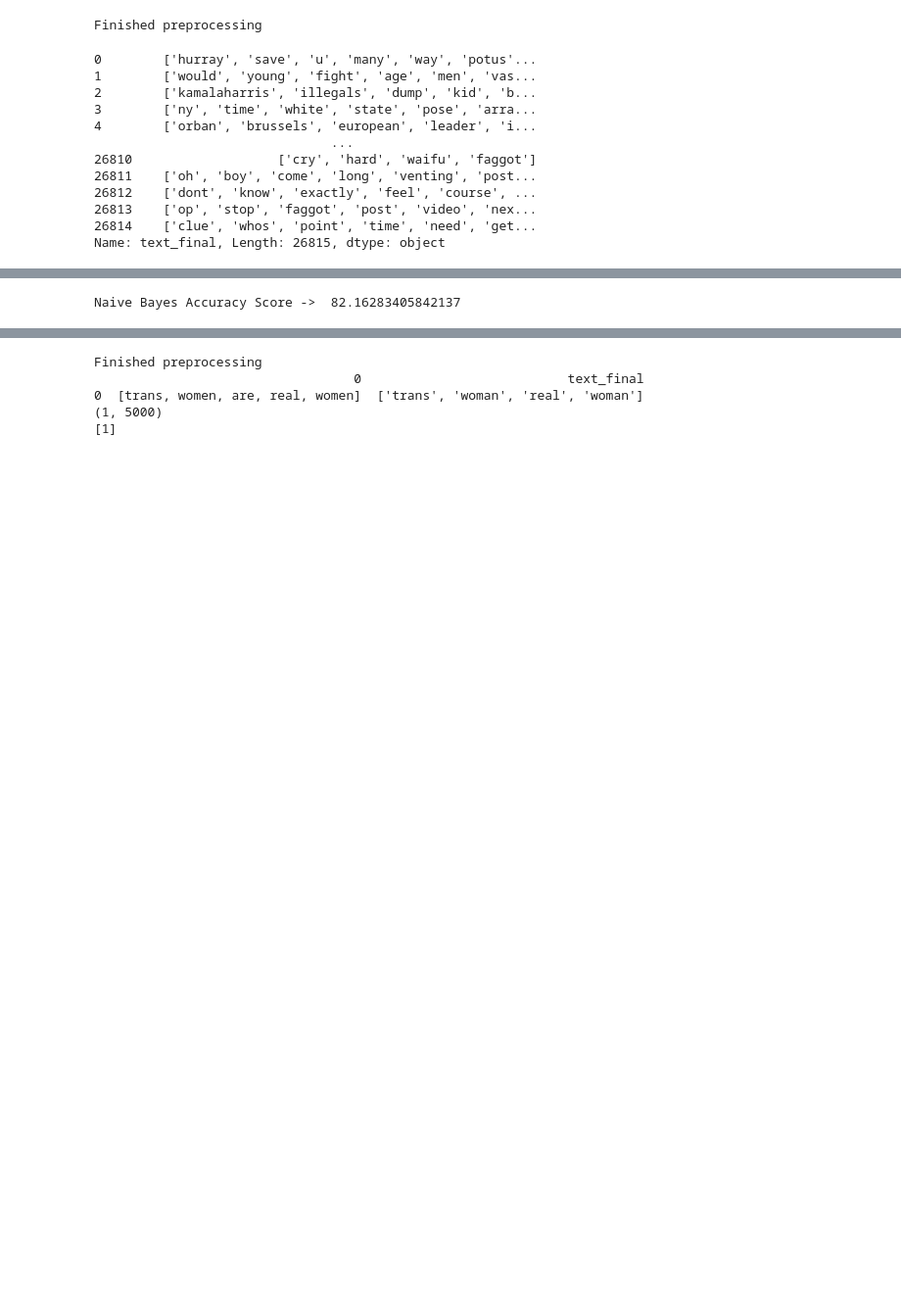
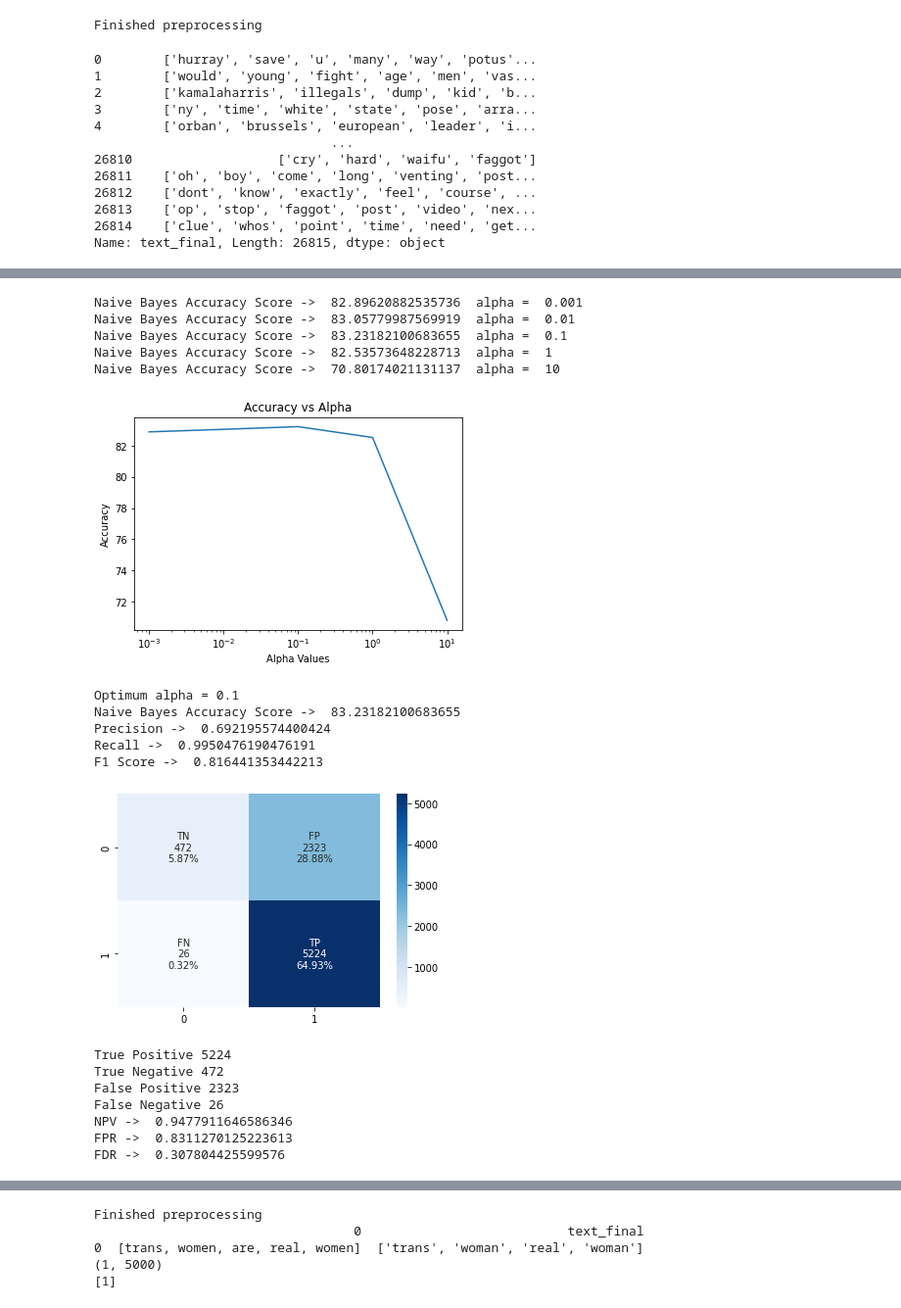
Before and after one commit to Z4R1Z/Hate-Speech-Detection-CS464, a Jupyter notebook: ML.ipynb, the cells around one changed output, grey strips where cells are left out. Shown at 98% size. Drawn from its saved outputs; the diff is of its cells as text; code cells hidden in the pictures; blank space fills up the shorter version.

Commit message:
MultinomialNB

```diff
--- a/ML.ipynb
+++ b/ML.ipynb
@@ -46,9 +49,9 @@ True
 # %%
 import pickle
 hate_data, hate_labels = [], []
-with open("hate_dataset", "rb") as fp:
+with open("dataset/hate_dataset", "rb") as fp:
     hate_data= pickle.load(fp)
-with open("hate_labels", "rb") as fp:
+with open("dataset/hate_labels", "rb") as fp:
     hate_labels= pickle.load(fp)
 
 #print(hate_data)
@@ -141,11 +144,72 @@ print(Test_X)
 Name: text_final, Length: 8045, dtype: object
-# %%
-Naive = naive_bayes.MultinomialNB()
-Naive.fit(Train_X_Tfidf,Train_Y)
-predictions_NB = Naive.predict(Test_X_Tfidf)
-print("Naive Bayes Accuracy Score -> ",accuracy_score(predictions_NB, Test_Y)*100)
-# %% [output]
-Naive Bayes Accuracy Score ->  82.16283405842137
+# %%
+def conf_matrix_table(cf_matrix):
+    group_names = ['TN','FP','FN','TP']
+    group_percentages = ['{0:.2%}'.format(value) for value in cf_matrix.flatten()/np.sum(cf_matrix)]
+    labels = [f'{v1}\n{v2}\n{v3}' for v1, v2, v3 in zip(group_names, cf_matrix.flatten(), group_percentages)]
+    labels = np.asarray(labels).reshape(2,2)
+    sns.heatmap(cf_matrix, annot=labels, fmt="", cmap='Blues')
+    plt.show()
+# %%
+# fit the training dataset on the NB classifier
+alphas = [0.001, 0.01, 0.1, 1, 10]
+accuracy_scores = []
+for a in alphas:
+    Naive = naive_bayes.MultinomialNB(alpha=a)
+    Naive.fit(Train_X_Tfidf,Train_Y)
+    predictions_NB = Naive.predict(Test_X_Tfidf)
+    acc = accuracy_score(predictions_NB, Test_Y)*100
+    accuracy_scores.append(acc)
+    print("Naive Bayes Accuracy Score -> ", acc, " alpha = ", a)
+
+#plot accuricies vs alphas
+plt.semilogx(alphas, accuracy_scores)
+plt.title("Accuracy vs Alpha")
+plt.xlabel("Alpha Values")
+plt.ylabel("Accuracy")
+plt.show()
+
+#optimum parameter
+opt_i = np.argmax(accuracy_scores)
+print("Optimum alpha =", alphas[opt_i])
+print("Naive Bayes Accuracy Score -> ", accuracy_scores[opt_i])
+print("Precision -> ", precision_score(Test_Y, predictions_NB, average="binary"))
+print("Recall -> ", recall_score(Test_Y, predictions_NB, average="binary"))
+print("F1 Score -> ", f1_score(Test_Y, predictions_NB, average="binary"))
+cm = confusion_matrix(Test_Y, predictions_NB, labels=[0, 1])
+conf_matrix_table(cm)
+tn, fp, fn, tp = confusion_matrix(list(Test_Y), list(predictions_NB), labels=[0, 1]).ravel()
+print('True Positive', tp)
+print('True Negative', tn)
+print('False Positive', fp)
+print('False Negative', fn)
+
+npv = tn / (tn+fn)
+print("NPV -> ", npv)
+fpr = fp / (fp+tn)
+print("FPR -> ", fpr)
+fdr = fp / (tp+fp)
+print("FDR -> ", fdr)
+# %% [output]
+Naive Bayes Accuracy Score ->  82.89620882535736  alpha =  0.001
+Naive Bayes Accuracy Score ->  83.05779987569919  alpha =  0.01
+Naive Bayes Accuracy Score ->  83.23182100683655  alpha =  0.1
+Naive Bayes Accuracy Score ->  82.53573648228713  alpha =  1
+Naive Bayes Accuracy Score ->  70.80174021131137  alpha =  10
+[figure, added]
+Optimum alpha = 0.1
+Naive Bayes Accuracy Score ->  83.23182100683655
+Precision ->  0.692195574400424
+Recall ->  0.9950476190476191
+F1 Score ->  0.816441353442213
+[figure, added]
+True Positive 5224
+True Negative 472
+False Positive 2323
+False Negative 26
+NPV ->  0.9477911646586346
+FPR ->  0.8311270125223613
+FDR ->  0.307804425599576
 # %%
 #SVM
 #print(Train_Y.shape)
```
Also changed, not shown: parts of 4 cells of this notebook.
